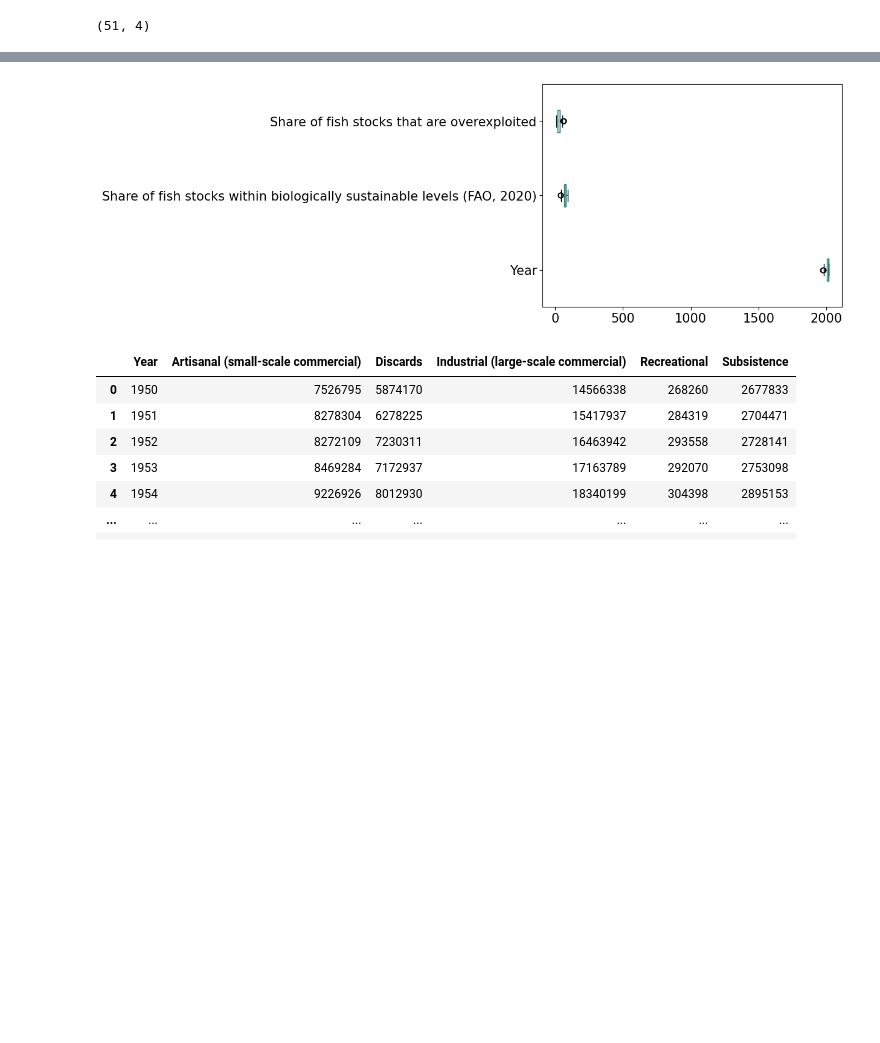
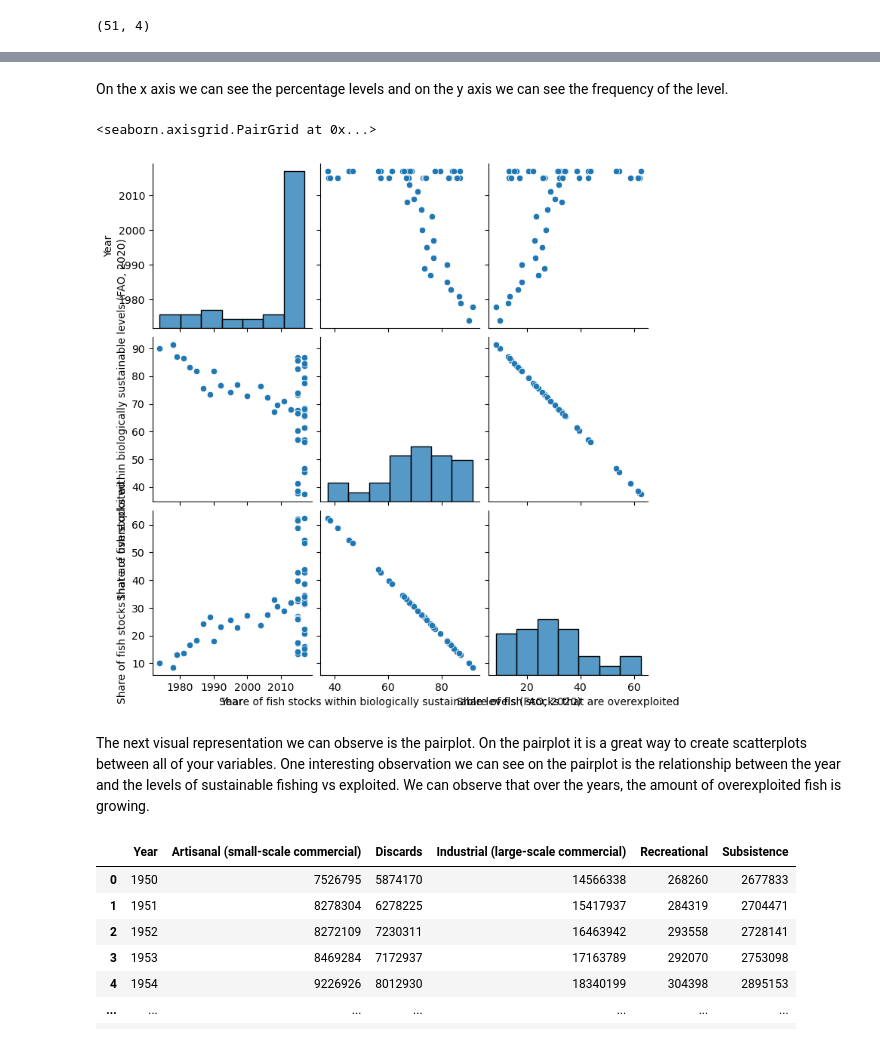
Before and after one commit to ubco-W2022T1-cosc301/project-group34, a Jupyter notebook: notebooks/lily.ipynb, the cells around one changed output, grey strips where cells are left out. Saved outputs shown, nothing was run; the diff lists cells and outputs as text; code cells hidden in the pictures; blank space fills up the shorter version.

```diff
--- a/notebooks/lily.ipynb
+++ b/notebooks/lily.ipynb
@@ -160,0 +180,6 @@ df2_cleaned
+# %%
+## Displaying the data in a histogram
+fig, axes = plt.subplots(1, 2, figsize=(16, 11))
+fig.suptitle('Sustainable Fish Stock Levels ')
+df2_cleaned.plot(ax=axes[0], kind='scatter', x='Year', y='Share of fish stocks within biologically sustainable levels (FAO, 2020)')
+df2_cleaned.plot(ax=axes[1], kind='scatter', x='Year', y='Share of fish stocks that are overexploited')
@@ -161,8 +189,14 @@ df2_cleaned
+# %% [markdown]
+On the x axis we can see the percentage levels and on the y axis we can see the frequency of the level.
 # %%
-## Displaying the data in a visual boxplot
-boxplot2 = df2_cleaned.boxplot(grid=False, vert=False,fontsize=15)
+## Displaying the data in a visual pairplot
+fig.suptitle('Sustainable Fish Stock Levels ')
+sns.pairplot(df2_cleaned)
 # %% [output]
+<seaborn.axisgrid.PairGrid at 0x...>
-[figure, old version]
+[figure, new version]
+# %% [markdown]
+The next visual representation we can observe is the pairplot. On the pairplot it is a great way to create scatterplots between all of your variables. One interesting observation we can see on the pairplot is the relationship between the year and the levels of sustainable fishing vs exploited. We can observe that over the years, the amount of overexploited fish is growing.
 # %%
 ## Method Chaining for first df(df1_cleaned)
 import pandas as pd
```
Also changed, not shown: parts of 20 cells of this notebook.
